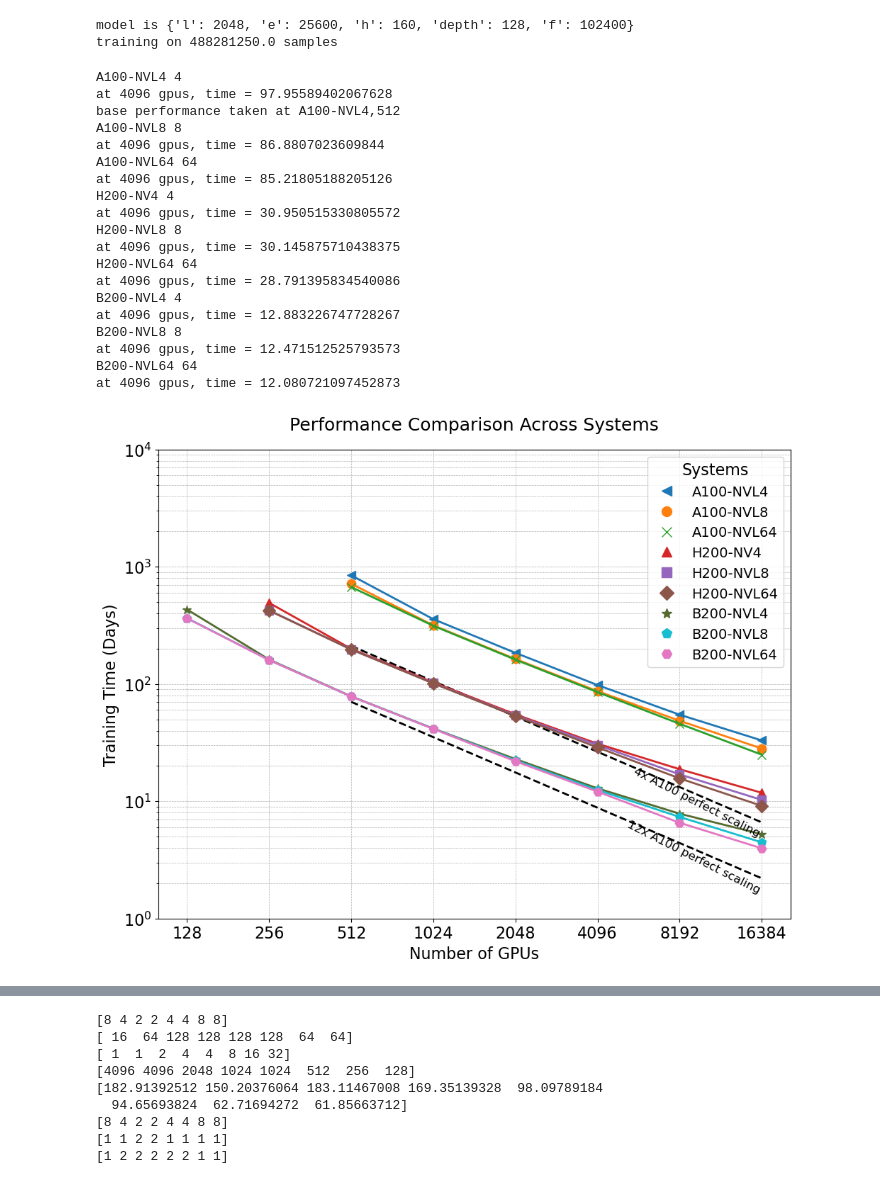
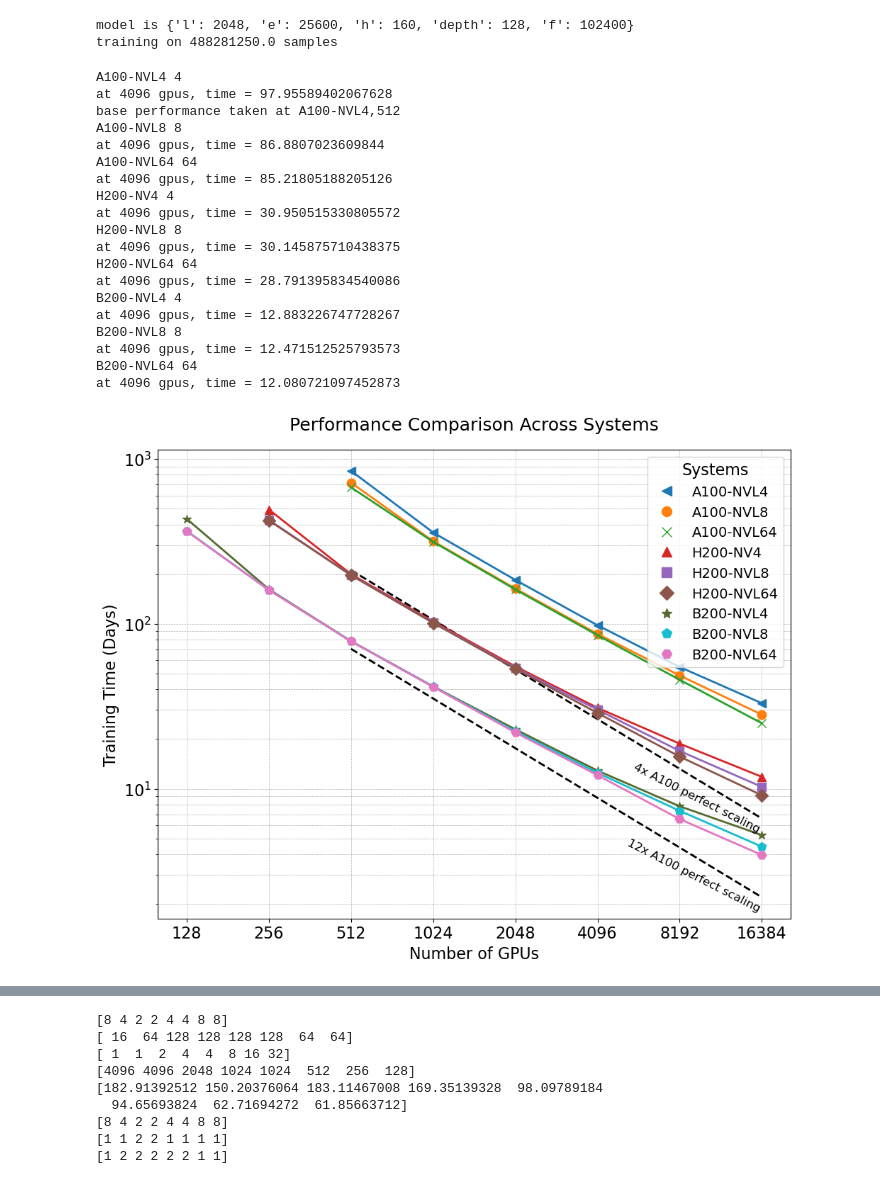
Before and after one commit to ShashankSubramanian/transformer-perf-estimates, a Jupyter notebook: plots.ipynb, the cells around one changed output, grey strips where cells are left out. Saved outputs shown, nothing was run; the diff lists cells and outputs as text; code cells hidden in the pictures.

```diff
--- a/plots.ipynb
+++ b/plots.ipynb
@@ -96,7 +96,7 @@ for st, sys_str in enumerate(systems):
         axs.set_xlabel('Number of GPUs', fontsize=16)
         axs.set_ylabel('Training Time (Days)', fontsize=16)
         # axs.set_yticks(10. ** np.arange(1, 3))
-        axs.set_ylim([1,10**4])
+        # axs.set_ylim([1,10**4])
         nvc += 1
     sys_str_handles.append(Line2D([0], [0], marker=styles[st], color=st_colors[st], label=sys_str, linestyle='None', markersize=10))
 
@@ -105,34 +105,34 @@ for st, sys_str in enumerate(systems):
 # perfect_scaling_handle = Line2D([0], [0], linestyle='--', color='k', linewidth=2, label='Perfect scaling')
 sys_str_legend = axs.legend(handles=sys_str_handles, title="Systems", fontsize=14, loc='upper right', title_fontsize=16)
 # axs.add_artist(nv_legend)
 
 # Additional aesthetics
 axs.grid(True, which='both', linestyle='--', linewidth=0.5)
 axs.set_title('Performance Comparison Across Systems', fontsize=18, pad=20)
 
 fig.tight_layout()
 plt.savefig('outputs/exec_1d_{}.png'.format(model_str), dpi=400)
 # %% [output]
 A100-NVL4 4
 at 4096 gpus, time = 97.95589402067628
 base performance taken at A100-NVL4,512
 A100-NVL8 8
 at 4096 gpus, time = 86.8807023609844
 A100-NVL64 64
 at 4096 gpus, time = 85.21805188205126
 H200-NV4 4
 at 4096 gpus, time = 30.950515330805572
 H200-NVL8 8
 at 4096 gpus, time = 30.145875710438375
 H200-NVL64 64
 at 4096 gpus, time = 28.791395834540086
 B200-NVL4 4
 at 4096 gpus, time = 12.883226747728267
 B200-NVL8 8
 at 4096 gpus, time = 12.471512525793573
 B200-NVL64 64
 at 4096 gpus, time = 12.080721097452873
-[figure, old version]
+[figure, new version]
 # %%
 ### PERFORMANCE PER GPU vs #GPUS ####
 styles = ['<', 'o', 'x', '^', 's', 'D', '*', 'p', 'H', 'v', 'P']
```
Also changed, not shown: parts of 1 cell of this notebook, 6 other files.
